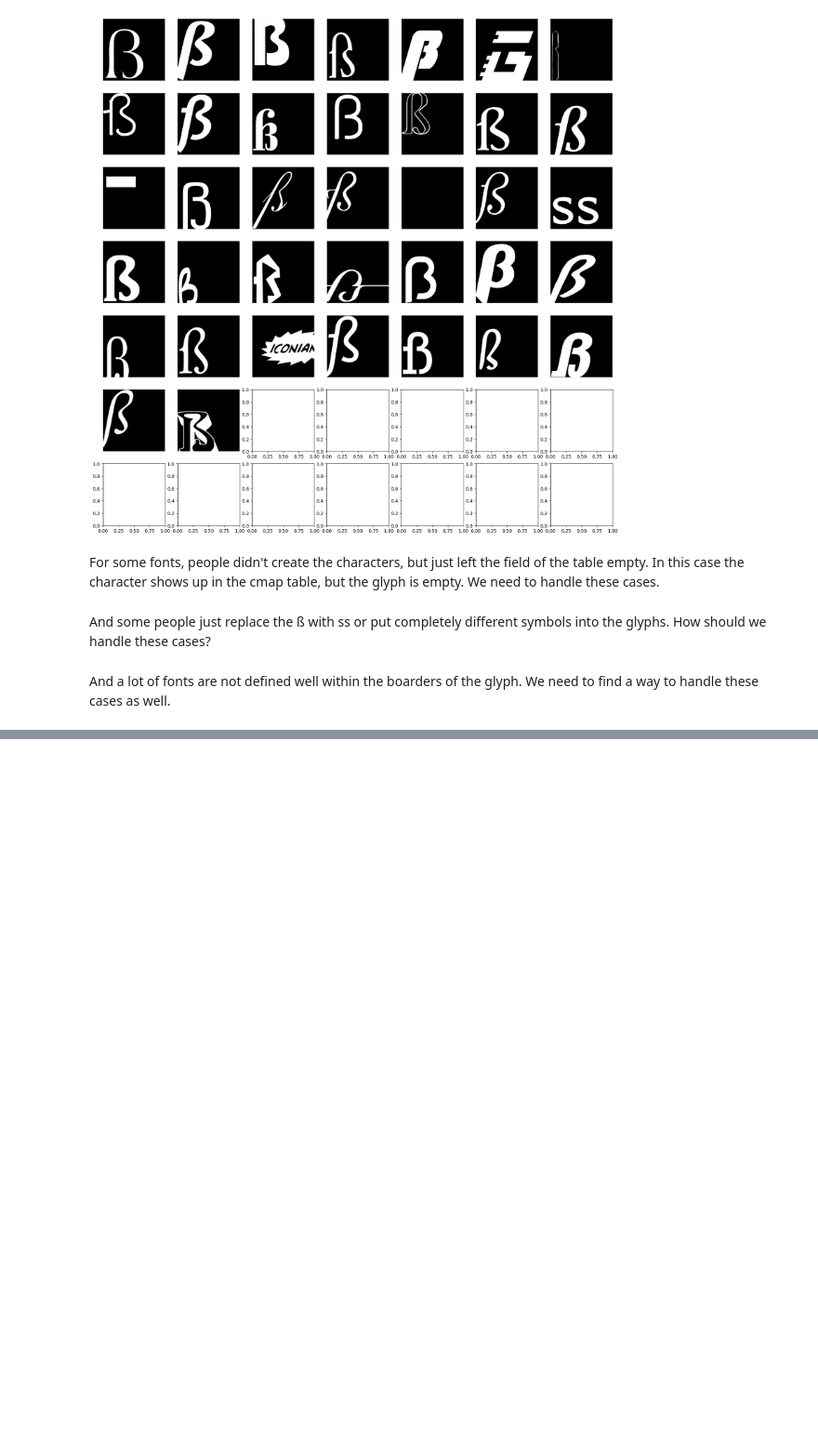
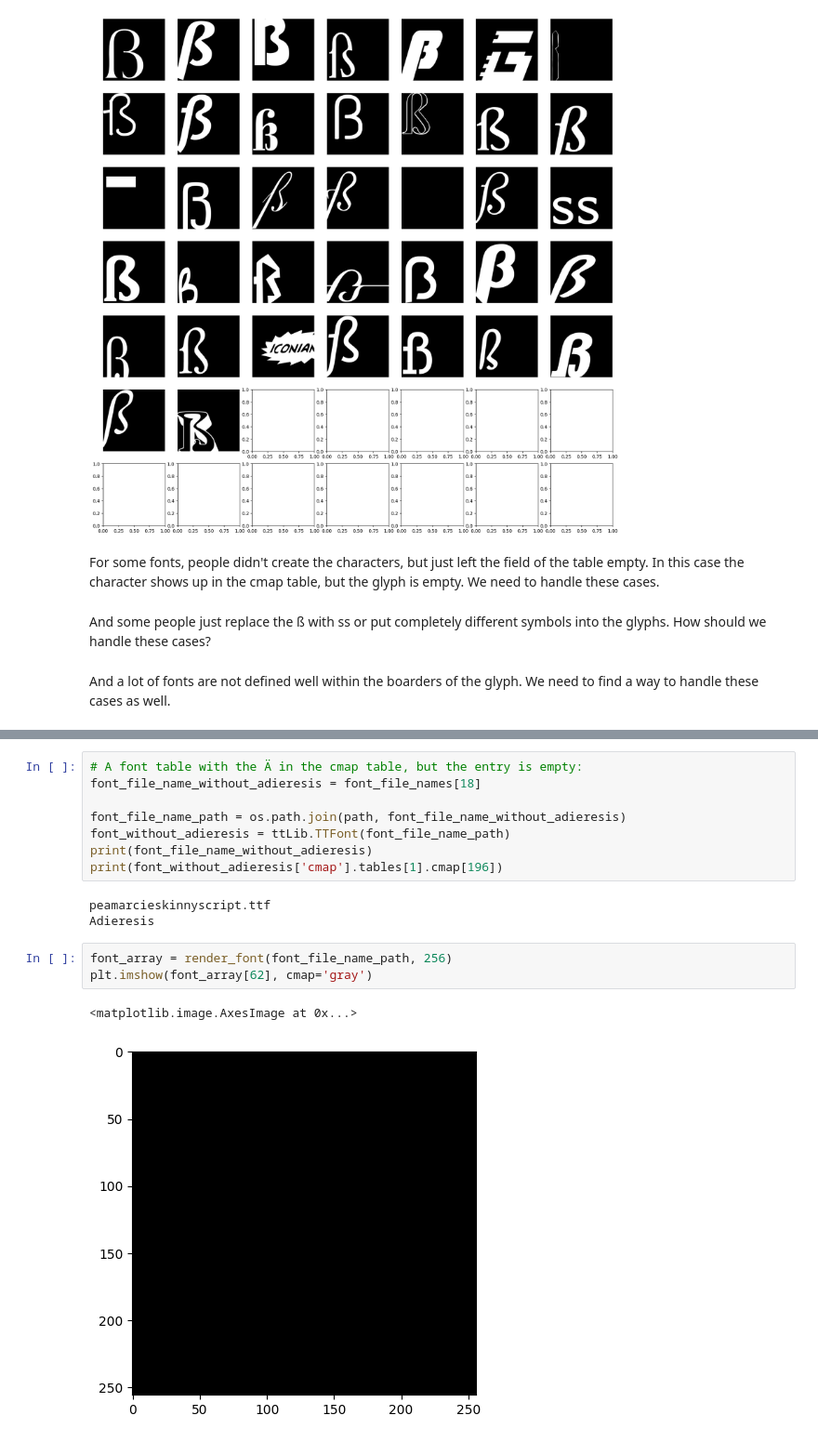
Before and after one commit to Johannes-Schall/AI_Font_Generator, a Jupyter notebook: notebooks/exploring the glyphazzn_urls.ipynb, the cells around one changed output, grey strips where cells are left out. Shown at 93% size. Cells and saved outputs as stored; diff of their text form; blank space fills up the shorter version.

```diff
--- a/notebooks/exploring the glyphazzn_urls.ipynb
+++ b/notebooks/exploring the glyphazzn_urls.ipynb
@@ -332,0 +349,17 @@ And a lot of fonts are not defined well within the boarders of the glyph. We nee
+# %%
+# A font table with the Ä in the cmap table, but the entry is empty:
+font_file_name_without_adieresis = font_file_names[18]
+
+font_file_name_path = os.path.join(path, font_file_name_without_adieresis)
+font_without_adieresis = ttLib.TTFont(font_file_name_path)
+print(font_file_name_without_adieresis)
+print(font_without_adieresis['cmap'].tables[1].cmap[196])
+# %% [output]
+peamarcieskinnyscript.ttf
+Adieresis
+# %%
+font_array = render_font(font_file_name_path, 256)
+plt.imshow(font_array[62], cmap='gray')
+# %% [output]
+<matplotlib.image.AxesImage at 0x...>
+[figure, added]
```
Also changed, not shown: parts of 16 cells of this notebook.
